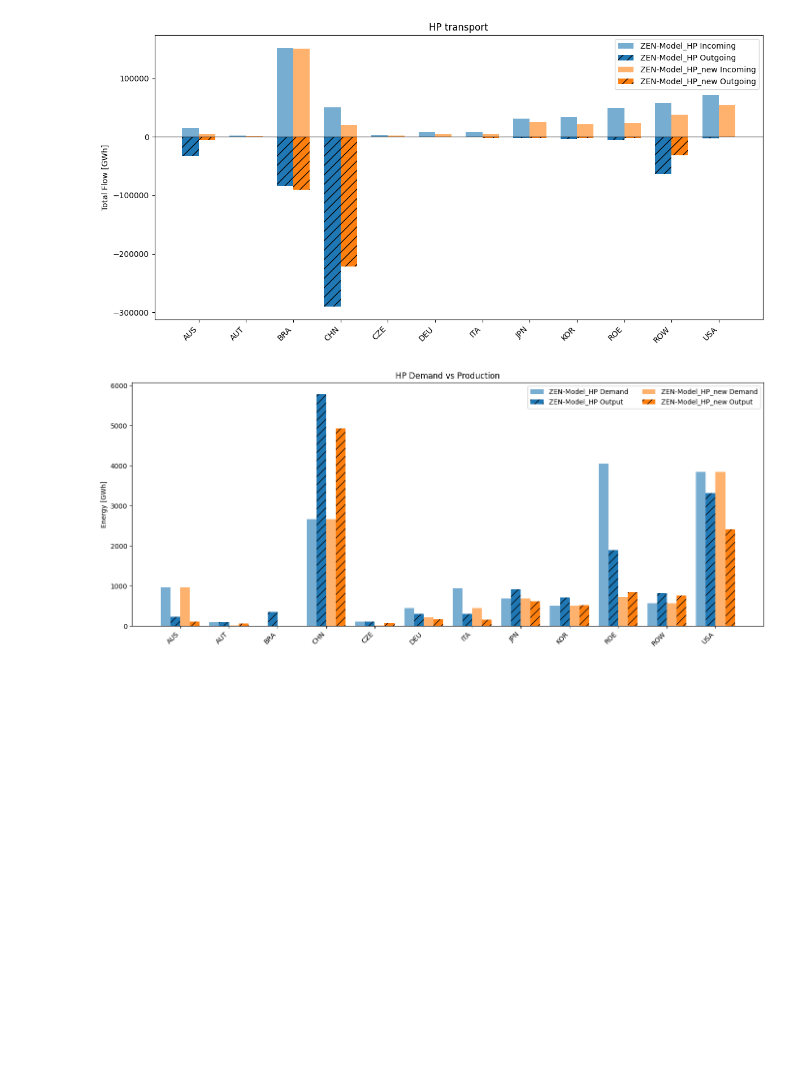
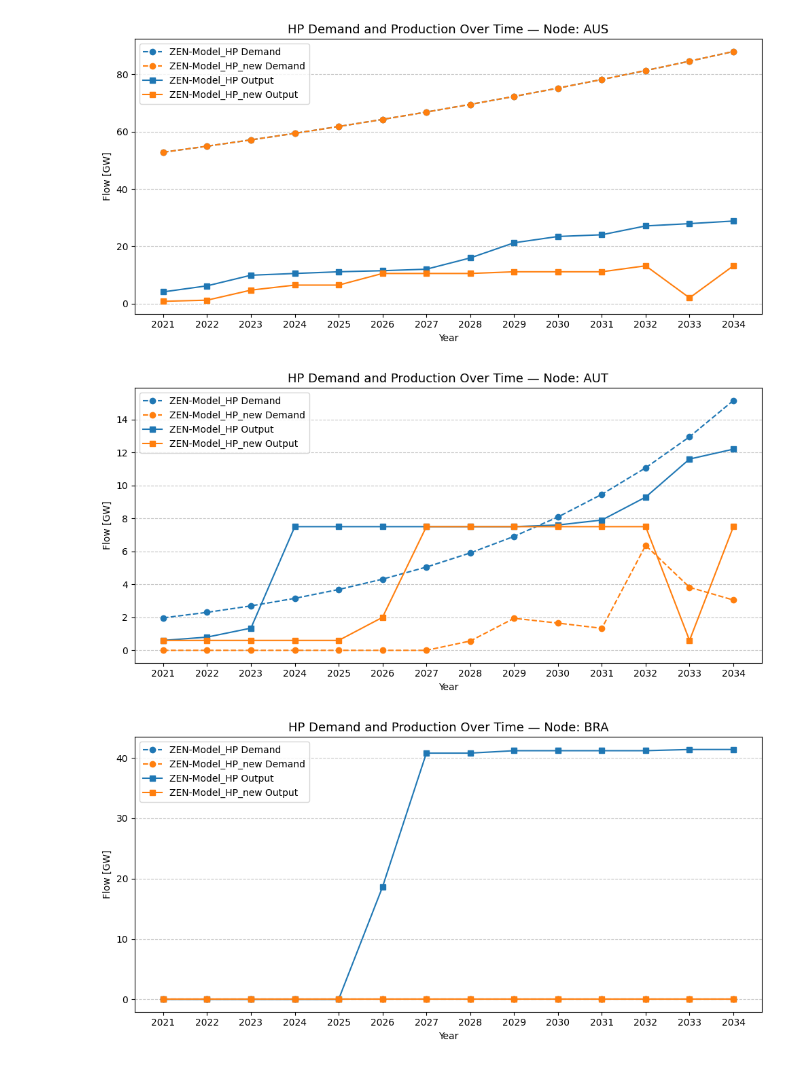
Before and after one commit to NicolaL1/ZEN-garden_SP, a Jupyter notebook: Data_HP/HP_device.ipynb, the cells around one changed output. Drawn from its saved outputs; the diff is of its cells as text; code cells hidden in the pictures; blank space fills up the shorter version.

```diff
--- a/Data_HP/HP_device.ipynb
+++ b/Data_HP/HP_device.ipynb
@@ -123,32 +123,96 @@ def plot_hp_demand_vs_conversion_output():
     width = 0.2
     x = range(len(all_nodes))
     fig, ax = plt.subplots(figsize=(14, 6))
 
     ax.bar([i - width * 1.5 for i in x], demand1.reindex(all_nodes), width=width,
            label=f"{dataset_name_1} Demand", color=colors[dataset_name_1], alpha=0.6)
     ax.bar([i - width * 0.5 for i in x], output1.reindex(all_nodes), width=width,
            label=f"{dataset_name_1} Output", color=colors[dataset_name_1], alpha=1.0, hatch='//')
 
     ax.bar([i + width * 0.5 for i in x], demand2.reindex(all_nodes), width=width,
            label=f"{dataset_name_2} Demand", color=colors[dataset_name_2], alpha=0.6)
     ax.bar([i + width * 1.5 for i in x], output2.reindex(all_nodes), width=width,
            label=f"{dataset_name_2} Output", color=colors[dataset_name_2], alpha=1.0, hatch='//')
 
     ax.set_ylabel("Energy [GWh]")
     ax.set_title(f"{carrier_filter} Demand vs Production")
     ax.set_xticks(list(x))
     ax.set_xticklabels(all_nodes, rotation=45, ha='right')
     ax.legend(ncol=2)
     plt.tight_layout()
 
     if save_plots:
         plt.savefig(save_path / f"{carrier_filter}_demand_vs_output_by_node.pdf", format='pdf', bbox_inches='tight')
     plt.show()
 
+def plot_hp_demand_output_timeseries_by_node():
+    var_demand = "demand"
+    var_output = "flow_conversion_output"
+
+    df1_d = r1.get_full_ts(var_demand).reset_index()
+    df2_d = r2.get_full_ts(var_demand).reset_index()
+    df1_d = df1_d[df1_d["carrier"] == carrier_filter]
+    df2_d = df2_d[df2_d["carrier"] == carrier_filter]
+
+    df1_o = r1.get_full_ts(var_output).reset_index()
+    df2_o = r2.get_full_ts(var_output).reset_index()
+    df1_o = df1_o[df1_o["technology"] == technology_filter]
+    df2_o = df2_o[df2_o["technology"] == technology_filter]
+
+    time_cols = [col for col in df1_d.columns if isinstance(col, (int, float))]
+
+    # Group by node and keep full timeseries
+    d1_grouped = df1_d.groupby("node")[time_cols].sum()
+    d2_grouped = df2_d.groupby("node")[time_cols].sum()
+    o1_grouped = df1_o.groupby("node")[time_cols].sum()
+    o2_grouped = df2_o.groupby("node")[time_cols].sum()
+
+    all_nodes = sorted(set(d1_grouped.index).union(d2_grouped.index).union(o1_grouped.index).union(o2_grouped.index))
+
+    for node in all_nodes:
+        if (
+            d1_grouped.loc[node].sum() == 0 and d2_grouped.loc[node].sum() == 0 and
+            o1_grouped.loc[node].sum() == 0 and o2_grouped.loc[node].sum() == 0
+        ):
+            continue  # skip empty nodes
+
+        plt.figure(figsize=(10, 5))
+
+        # Plot demand
+        if node in d1_grouped.index:
+            plt.plot(time_cols, d1_grouped.loc[node], label=f"{dataset_name_1} Demand",
+                     color=colors[dataset_name_1], linestyle='--', marker='o')
+        if node in d2_grouped.index:
+            plt.plot(time_cols, d2_grouped.loc[node], label=f"{dataset_name_2} Demand",
+                     color=colors[dataset_name_2], linestyle='--', marker='o')
+
+        # Plot output
+        if node in o1_grouped.index:
+            plt.plot(time_cols, o1_grouped.loc[node], label=f"{dataset_name_1} Output",
+                     color=colors[dataset_name_1], linestyle='-', marker='s')
+        if node in o2_grouped.index:
+            plt.plot(time_cols, o2_grouped.loc[node], label=f"{dataset_name_2} Output",
+                     color=colors[dataset_name_2], linestyle='-', marker='s')
+
+        plt.title(f"{carrier_filter} Demand and Production Over Time — Node: {node}", fontsize=13)
+        plt.xlabel("Year")
+        plt.ylabel("Flow [GW]")
+        plt.xticks(ticks=time_cols, labels=[str(start_year + i) for i in range(len(time_cols))])
+        plt.grid(axis='y', linestyle='--', alpha=0.7)
+        plt.legend()
+        plt.tight_layout()
+
+        if save_plots:
+            plt.savefig(save_path / f"{carrier_filter}_demand_output_timeseries_{node}.pdf", format='pdf', bbox_inches='tight')
+
+        plt.show()
+
 
 # === Run All Plots ===
+plot_hp_demand_output_timeseries_by_node()
 plot_total_flow_per_node_hp_edge_based()
 plot_hp_demand_vs_conversion_output()
 # %% [output]
-[figure, old version]
+[figure, new version]
-[figure, old version]
+[figure, new version]
+[figure, added]
```
Also changed, not shown: parts of 1 cell of this notebook, 12 other files.
